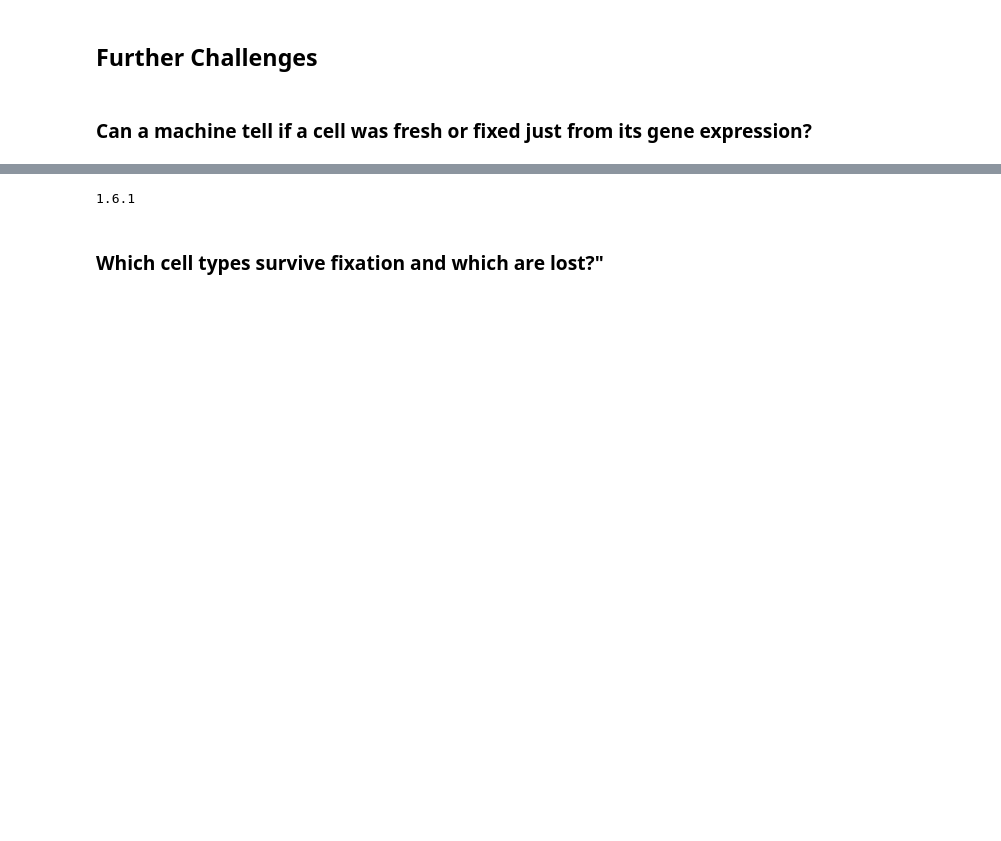
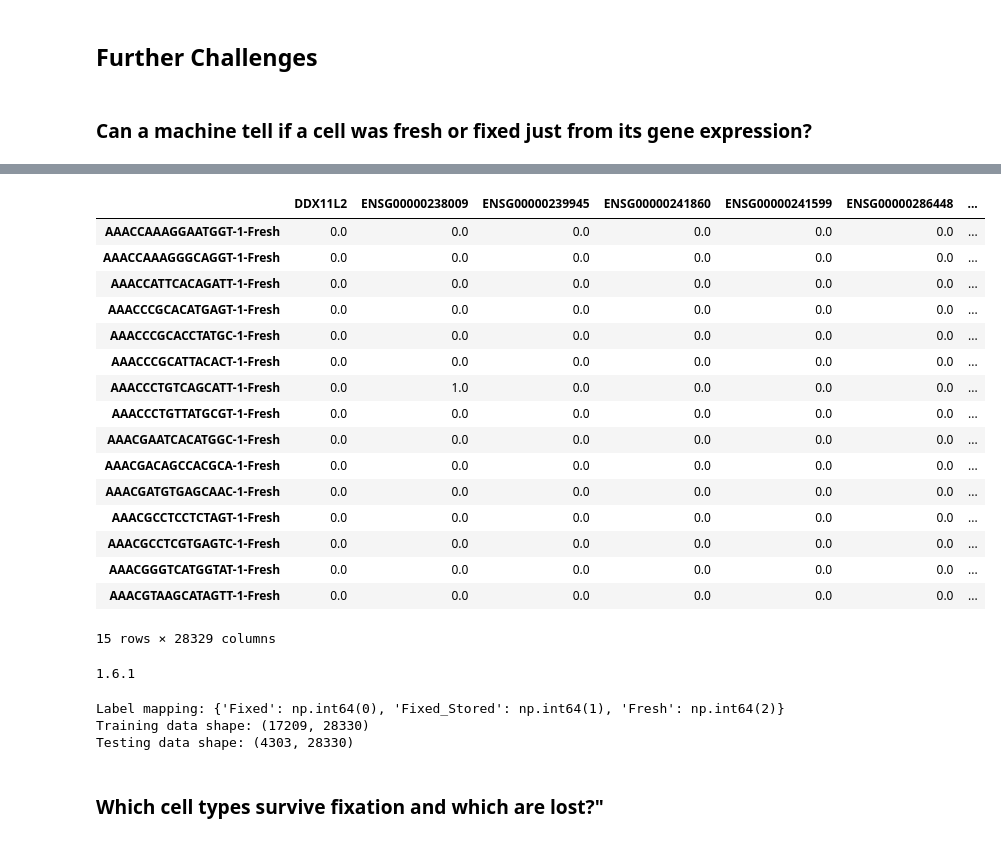
Before and after one commit to WaheedIyanda/PBMC-single-cell-analysis, a Jupyter notebook: sc_analysis_Notebook_.ipynb, the cells around one changed output, grey strips where cells are left out. Drawn from its saved outputs; the diff is of its cells as text; code cells hidden in the pictures; blank space fills up the shorter version.

```diff
--- a/sc_analysis_Notebook_.ipynb
+++ b/sc_analysis_Notebook_.ipynb
@@ -237,0 +257,20 @@ NameError: name 'adata' is not defined
+# %%
+expression_df.head(15)
+# %% [output]
+|  | DDX11L2 | ENSG00000238009 | ENSG00000239945 | ENSG00000241860 | ENSG00000241599 | ENSG00000286448 | ... |
+| AAACCAAAGGAATGGT-1-Fresh | 0.0 | 0.0 | 0.0 | 0.0 | 0.0 | 0.0 | ... |
+| AAACCAAAGGGCAGGT-1-Fresh | 0.0 | 0.0 | 0.0 | 0.0 | 0.0 | 0.0 | ... |
+| AAACCATTCACAGATT-1-Fresh | 0.0 | 0.0 | 0.0 | 0.0 | 0.0 | 0.0 | ... |
+| AAACCCGCACATGAGT-1-Fresh | 0.0 | 0.0 | 0.0 | 0.0 | 0.0 | 0.0 | ... |
+| AAACCCGCACCTATGC-1-Fresh | 0.0 | 0.0 | 0.0 | 0.0 | 0.0 | 0.0 | ... |
+| AAACCCGCATTACACT-1-Fresh | 0.0 | 0.0 | 0.0 | 0.0 | 0.0 | 0.0 | ... |
+| AAACCCTGTCAGCATT-1-Fresh | 0.0 | 1.0 | 0.0 | 0.0 | 0.0 | 0.0 | ... |
+| AAACCCTGTTATGCGT-1-Fresh | 0.0 | 0.0 | 0.0 | 0.0 | 0.0 | 0.0 | ... |
+| AAACGAATCACATGGC-1-Fresh | 0.0 | 0.0 | 0.0 | 0.0 | 0.0 | 0.0 | ... |
+| AAACGACAGCCACGCA-1-Fresh | 0.0 | 0.0 | 0.0 | 0.0 | 0.0 | 0.0 | ... |
+| AAACGATGTGAGCAAC-1-Fresh | 0.0 | 0.0 | 0.0 | 0.0 | 0.0 | 0.0 | ... |
+| AAACGCCTCCTCTAGT-1-Fresh | 0.0 | 0.0 | 0.0 | 0.0 | 0.0 | 0.0 | ... |
+| AAACGCCTCGTGAGTC-1-Fresh | 0.0 | 0.0 | 0.0 | 0.0 | 0.0 | 0.0 | ... |
+| AAACGGGTCATGGTAT-1-Fresh | 0.0 | 0.0 | 0.0 | 0.0 | 0.0 | 0.0 | ... |
+| AAACGTAAGCATAGTT-1-Fresh | 0.0 | 0.0 | 0.0 | 0.0 | 0.0 | 0.0 | ... |
+15 rows × 28329 columns
@@ -240,3 +281,21 @@ import sklearn
 print(sklearn.__version__)
 # %% [output]
 1.6.1
+# %%
+from sklearn.preprocessing import LabelEncoder
+from sklearn.model_selection import train_test_split
+X = expression_df
+y = adata.obs['condition']
+le = LabelEncoder()
+y_encoded = le.fit_transform(y)
+
+####
+print("Label mapping:", dict(zip(le.classes_, le.transform(le.classes_))))
+#####
+X_train, X_test, y_train, y_test = train_test_split(X, y_encoded, test_size=0.2, random_state=42)
+print(f"Training data shape: {X_train.shape}")
+print(f"Testing data shape: {X_test.shape}")
+# %% [output]
+Label mapping: {'Fixed': np.int64(0), 'Fixed_Stored': np.int64(1), 'Fresh': np.int64(2)}
+Training data shape: (17209, 28330)
+Testing data shape: (4303, 28330)
```
Also changed, not shown: parts of 8 cells of this notebook.
